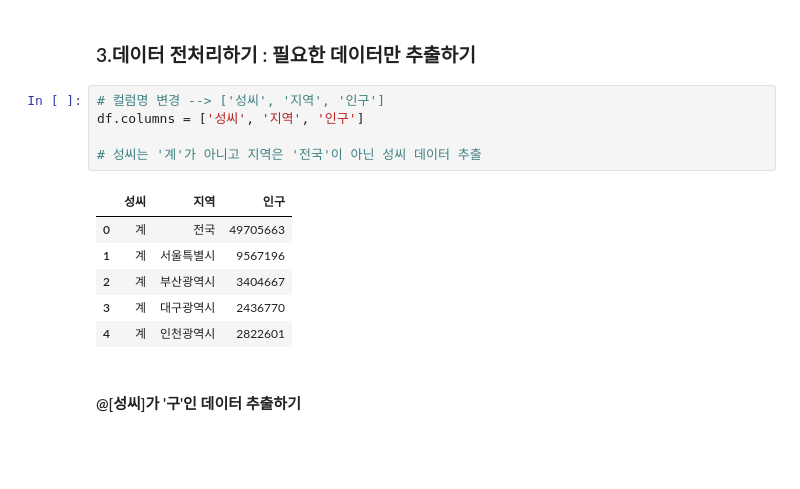
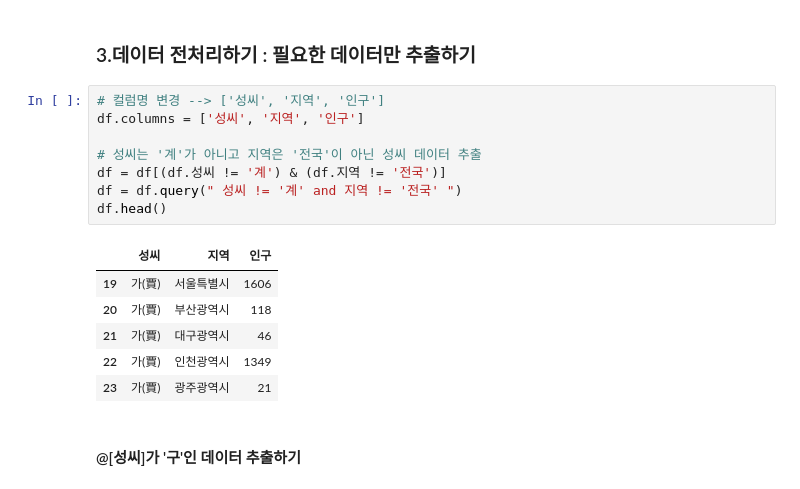
Before and after one commit to y109240/dataAnalysis, a Jupyter notebook: 데이터분석_공공데이터_구씨를찾아라.ipynb, the cells around one changed output. Cells and saved outputs as stored; diff of their text form; blank space fills up the shorter version.

```diff
--- a/데이터분석_공공데이터_구씨를찾아라.ipynb
+++ b/데이터분석_공공데이터_구씨를찾아라.ipynb
@@ -250,15 +250,18 @@ df.head(5)
 # %%
 # 컬럼명 변경 --> ['성씨', '지역', '인구']
 df.columns = ['성씨', '지역', '인구']
 
 # 성씨는 '계'가 아니고 지역은 '전국'이 아닌 성씨 데이터 추출
+df = df[(df.성씨 != '계') & (df.지역 != '전국')]
+df = df.query(" 성씨 != '계' and 지역 != '전국' ")
+df.head()
 # %% [output]
 |  | 성씨 | 지역 | 인구 |
-| 0 | 계 | 전국 | 49705663 |
-| 1 | 계 | 서울특별시 | 9567196 |
-| 2 | 계 | 부산광역시 | 3404667 |
-| 3 | 계 | 대구광역시 | 2436770 |
-| 4 | 계 | 인천광역시 | 2822601 |
+| 19 | 가(賈) | 서울특별시 | 1606 |
+| 20 | 가(賈) | 부산광역시 | 118 |
+| 21 | 가(賈) | 대구광역시 | 46 |
+| 22 | 가(賈) | 인천광역시 | 1349 |
+| 23 | 가(賈) | 광주광역시 | 21 |
 # %% [markdown]
 #### @[성씨]가  '구'인 데이터 추출하기
 # %%
```
Also changed, not shown: parts of 16 cells of this notebook.
